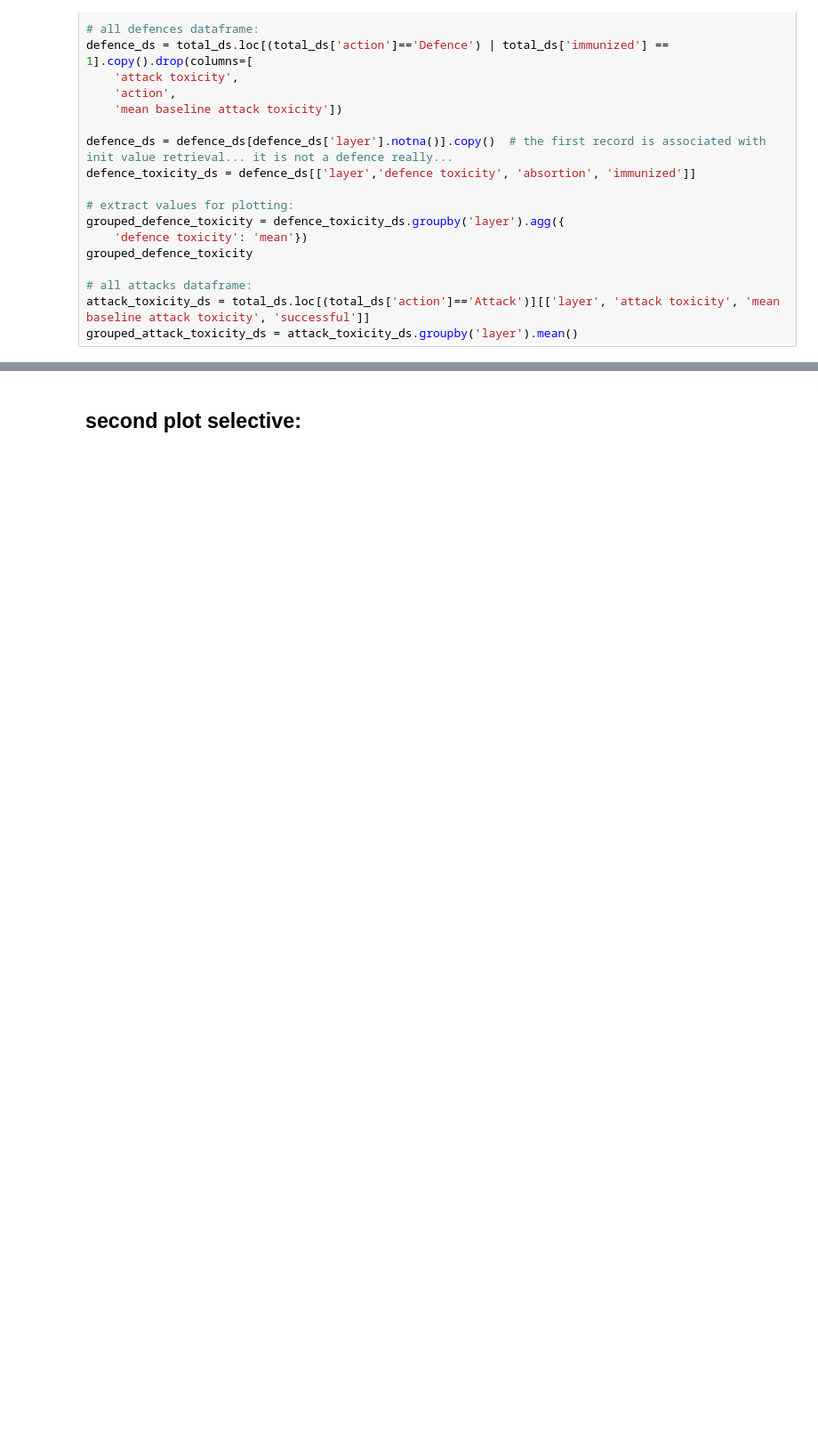
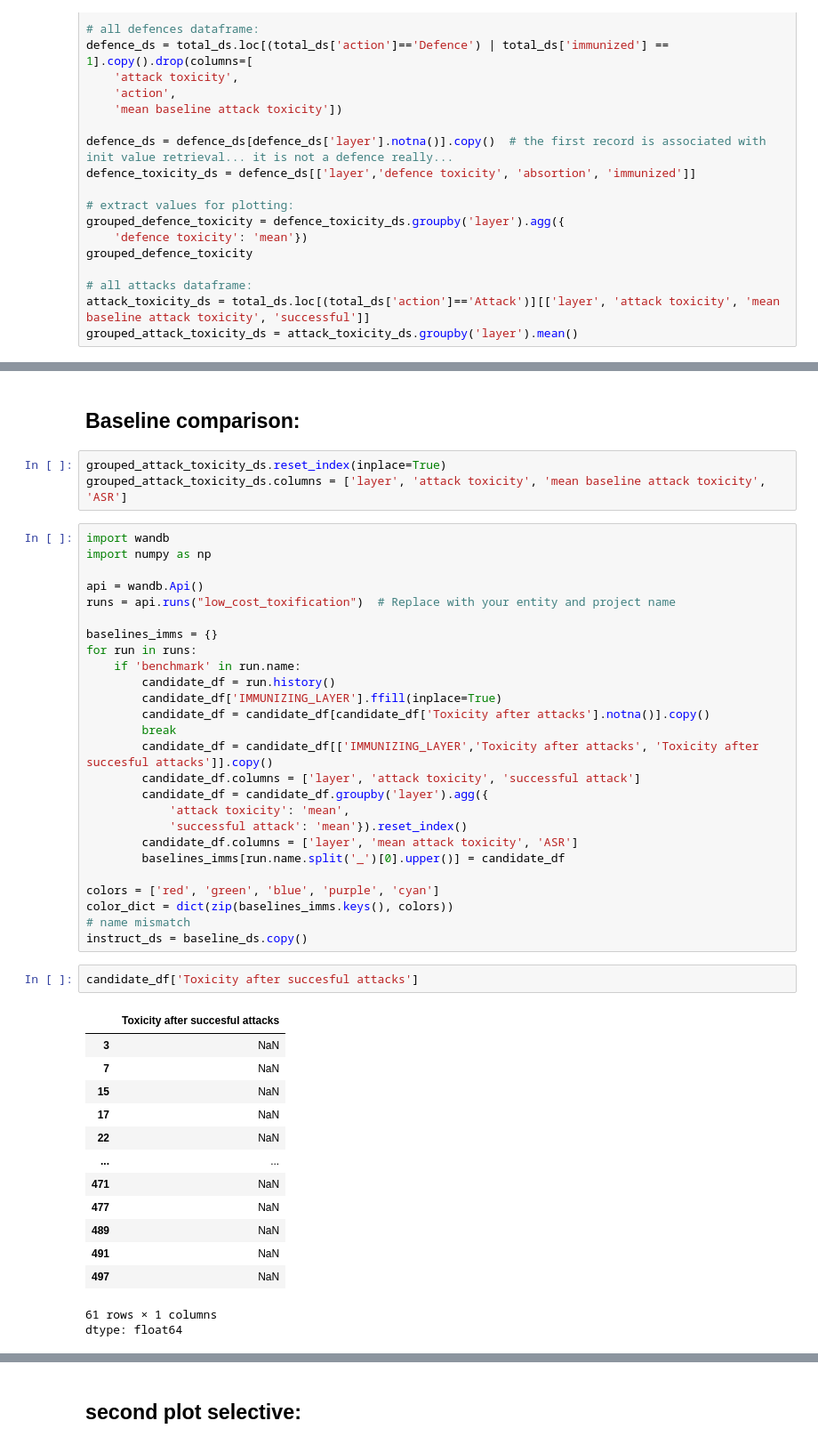
Before and after one commit to DISTA-HCAI/ET, a Jupyter notebook: aggregated plots.ipynb, the cells around one changed output, grey strips where cells are left out. Shown at 89% size. Cells and saved outputs as stored; diff of their text form; blank space fills up the shorter version.

Commit message:
bench WIP

```diff
--- a/aggregated plots.ipynb
+++ b/aggregated plots.ipynb
@@ -792,0 +797,48 @@ plt.show()
+# %% [markdown]
+## Baseline comparison:
+# %%
+grouped_attack_toxicity_ds.reset_index(inplace=True)
+grouped_attack_toxicity_ds.columns = ['layer', 'attack toxicity', 'mean baseline attack toxicity', 'ASR']
+# %%
+import wandb
+import numpy as np
+
+api = wandb.Api()
+runs = api.runs("low_cost_toxification")  # Replace with your entity and project name
+
+baselines_imms = {}
+for run in runs:
+    if 'benchmark' in run.name:
+        candidate_df = run.history()
+        candidate_df['IMMUNIZING_LAYER'].ffill(inplace=True)
+        candidate_df = candidate_df[candidate_df['Toxicity after attacks'].notna()].copy()
+        break
+        candidate_df = candidate_df[['IMMUNIZING_LAYER','Toxicity after attacks', 'Toxicity after succesful attacks']].copy()
+        candidate_df.columns = ['layer', 'attack toxicity', 'successful attack']
+        candidate_df = candidate_df.groupby('layer').agg({
+            'attack toxicity': 'mean',
+            'successful attack': 'mean'}).reset_index()
+        candidate_df.columns = ['layer', 'mean attack toxicity', 'ASR']
+        baselines_imms[run.name.split('_')[0].upper()] = candidate_df
+
+colors = ['red', 'green', 'blue', 'purple', 'cyan']
+color_dict = dict(zip(baselines_imms.keys(), colors))
+# name mismatch
+instruct_ds = baseline_ds.copy()
+# %%
+candidate_df['Toxicity after succesful attacks']
+# %% [output]
+|  | Toxicity after succesful attacks |
+| 3 | NaN |
+| 7 | NaN |
+| 15 | NaN |
+| 17 | NaN |
+| 22 | NaN |
+| ... | ... |
+| 471 | NaN |
+| 477 | NaN |
+| 489 | NaN |
+| 491 | NaN |
+| 497 | NaN |
+61 rows × 1 columns
+dtype: float64
```
Also changed, not shown: parts of 6 cells of this notebook.
